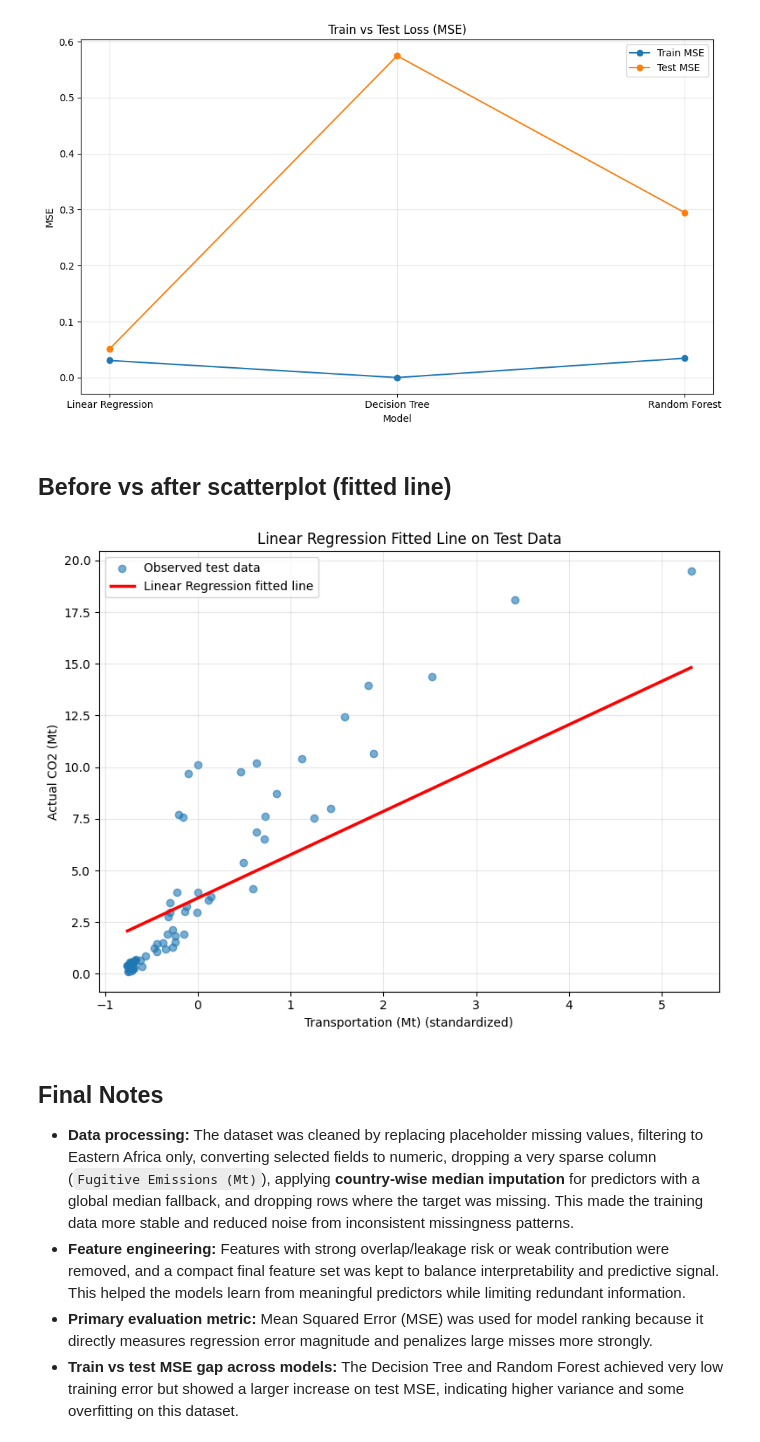
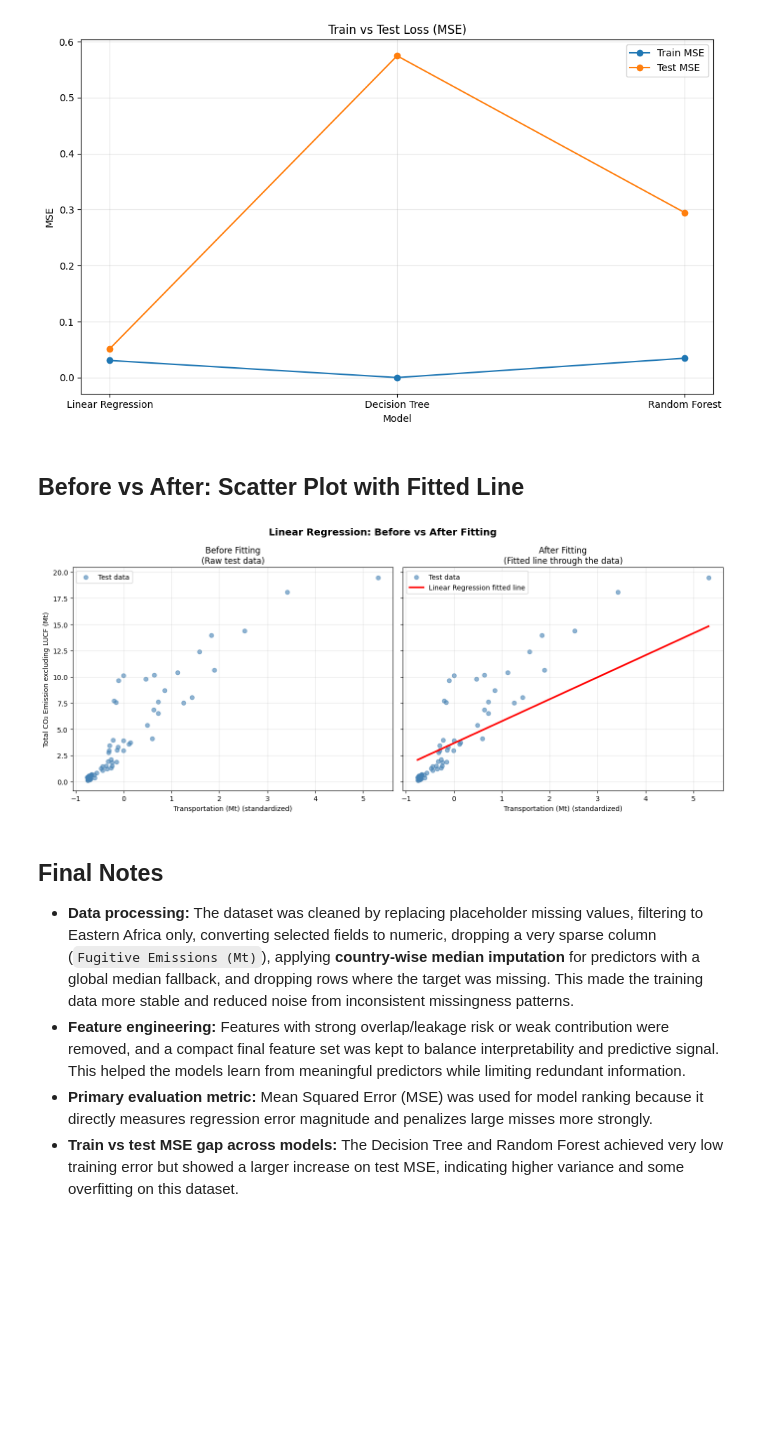
Before and after one commit to hd77alu/linear_regression_model, a Jupyter notebook: summative/linear_regression/multivariate.ipynb, the cells around one changed output. Drawn from its saved outputs; the diff is of its cells as text; code cells hidden in the pictures; blank space fills up the shorter version.

Commit message:
enhance Before vs After: scatter plot showing where the linear regression line passes through the data

```diff
--- a/summative/linear_regression/multivariate.ipynb
+++ b/summative/linear_regression/multivariate.ipynb
@@ -624,40 +624,47 @@ plt.show()
 | 1 | Decision Tree | 3.061081e-35 | 0.574754 |
 | 2 | Random Forest | 3.448649e-02 | 0.294809 |
 [figure]
-# %% [markdown]
-## Before vs after scatterplot (fitted line)
-# %%
-# Scatter plot with fitted linear regression line (trained model)
-linear_regression_model = trained_models['Linear Regression']
-
-# Choose one feature to visualize the fitted line against
-plot_feature = 'Transportation (Mt)'
-if plot_feature not in X_test.columns:
-    raise KeyError(f"{plot_feature} is not present in X_test columns")
-
-# Scatter: observed target vs chosen feature (test set)
-x_obs = X_test[plot_feature]
-y_obs = y_test
-plt.figure(figsize=(8, 6))
-plt.scatter(x_obs, y_obs, alpha=0.6, label='Observed test data')
-
-# Build a straight fitted line from the trained Linear Regression model
-x_line = np.linspace(x_obs.min(), x_obs.max(), 120)
-baseline = X_test.mean(numeric_only=True)
-line_df = pd.DataFrame([baseline] * len(x_line), columns=X_test.columns)
-line_df[plot_feature] = x_line
-y_line = linear_regression_model.predict(line_df)
-
-plt.plot(x_line, y_line, color='red', linewidth=2.5, label='Linear Regression fitted line')
-plt.title('Linear Regression Fitted Line on Test Data')
-plt.xlabel(f'{plot_feature} (standardized)')
-plt.ylabel('Actual CO2 (Mt)')
-plt.legend()
-plt.grid(alpha=0.3)
-plt.tight_layout()
-plt.show()
-# %% [output]
-[figure, removed]
+# %% [markdown]
+## Before vs After: Scatter Plot with Fitted Line
+# %%
+# Before vs After: scatter plot showing where the linear regression line passes through the data
+linear_regression_model = trained_models['Linear Regression']
+
+plot_feature = 'Transportation (Mt)'
+
+x_obs = X_test[plot_feature]
+y_obs = y_test
+
+# Build fitted line across the range of the chosen feature
+x_line = np.linspace(x_obs.min(), x_obs.max(), 120)
+baseline = X_test.mean(numeric_only=True)
+line_df = pd.DataFrame([baseline] * len(x_line), columns=X_test.columns)
+line_df[plot_feature] = x_line
+y_line = linear_regression_model.predict(line_df)
+
+fig, axes = plt.subplots(1, 2, figsize=(14, 6), sharey=True)
+
+# --- Before: raw scatter only ---
+axes[0].scatter(x_obs, y_obs, alpha=0.6, color='steelblue', label='Test data')
+axes[0].set_title('Before Fitting\n(Raw test data)')
+axes[0].set_xlabel(f'{plot_feature} (standardized)')
+axes[0].set_ylabel('Total CO₂ Emission excluding LUCF (Mt)')
+axes[0].legend()
+axes[0].grid(alpha=0.3)
+
+# --- After: scatter + fitted line ---
+axes[1].scatter(x_obs, y_obs, alpha=0.6, color='steelblue', label='Test data')
+axes[1].plot(x_line, y_line, color='red', linewidth=2.5, label='Linear Regression fitted line')
+axes[1].set_title('After Fitting\n(Fitted line through the data)')
+axes[1].set_xlabel(f'{plot_feature} (standardized)')
+axes[1].legend()
+axes[1].grid(alpha=0.3)
+
+plt.suptitle('Linear Regression: Before vs After Fitting', fontsize=14, fontweight='bold')
+plt.tight_layout()
+plt.show()
+# %% [output]
+[figure, added]
 # %% [markdown]
 ## Final Notes
 
```
Also changed, not shown: parts of 1 cell of this notebook.
